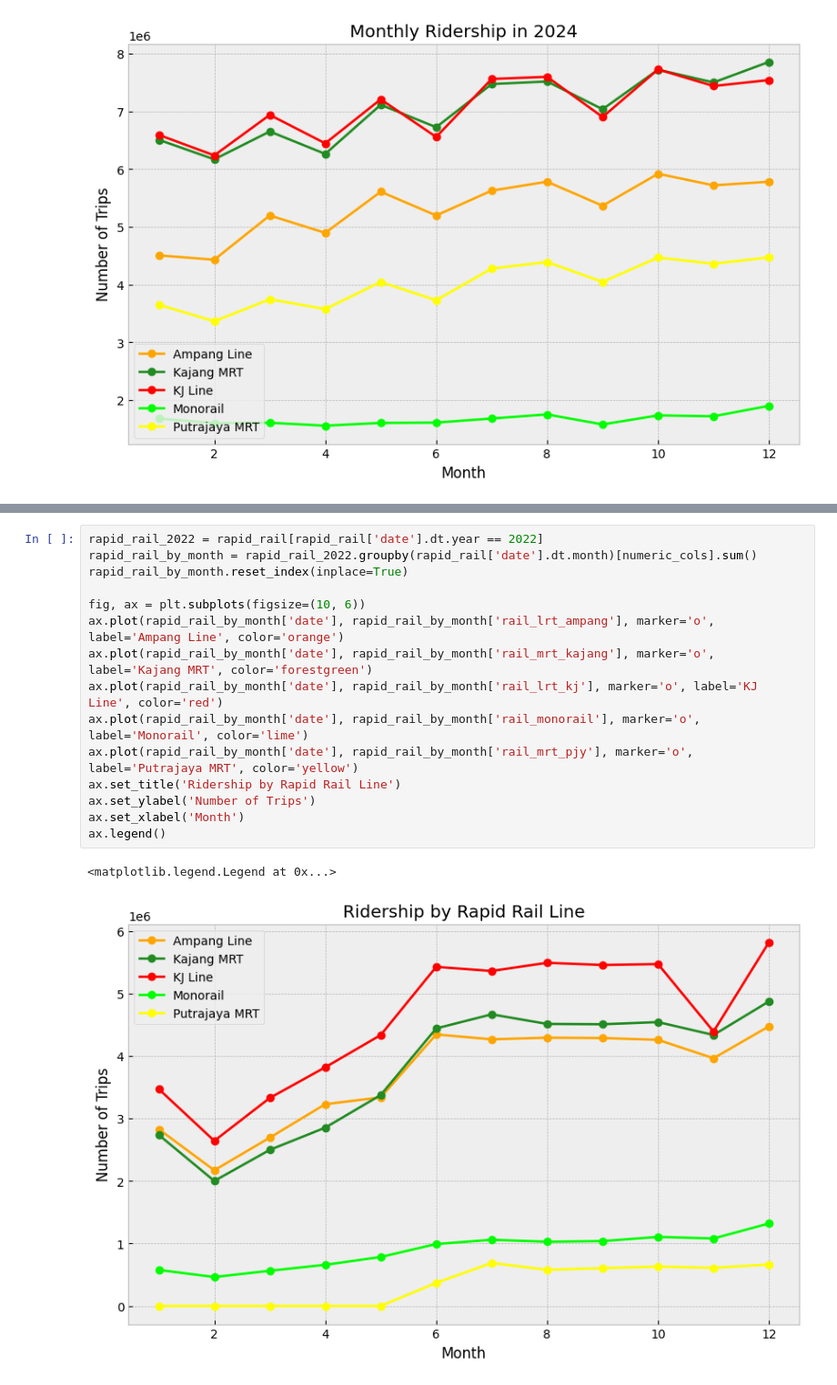
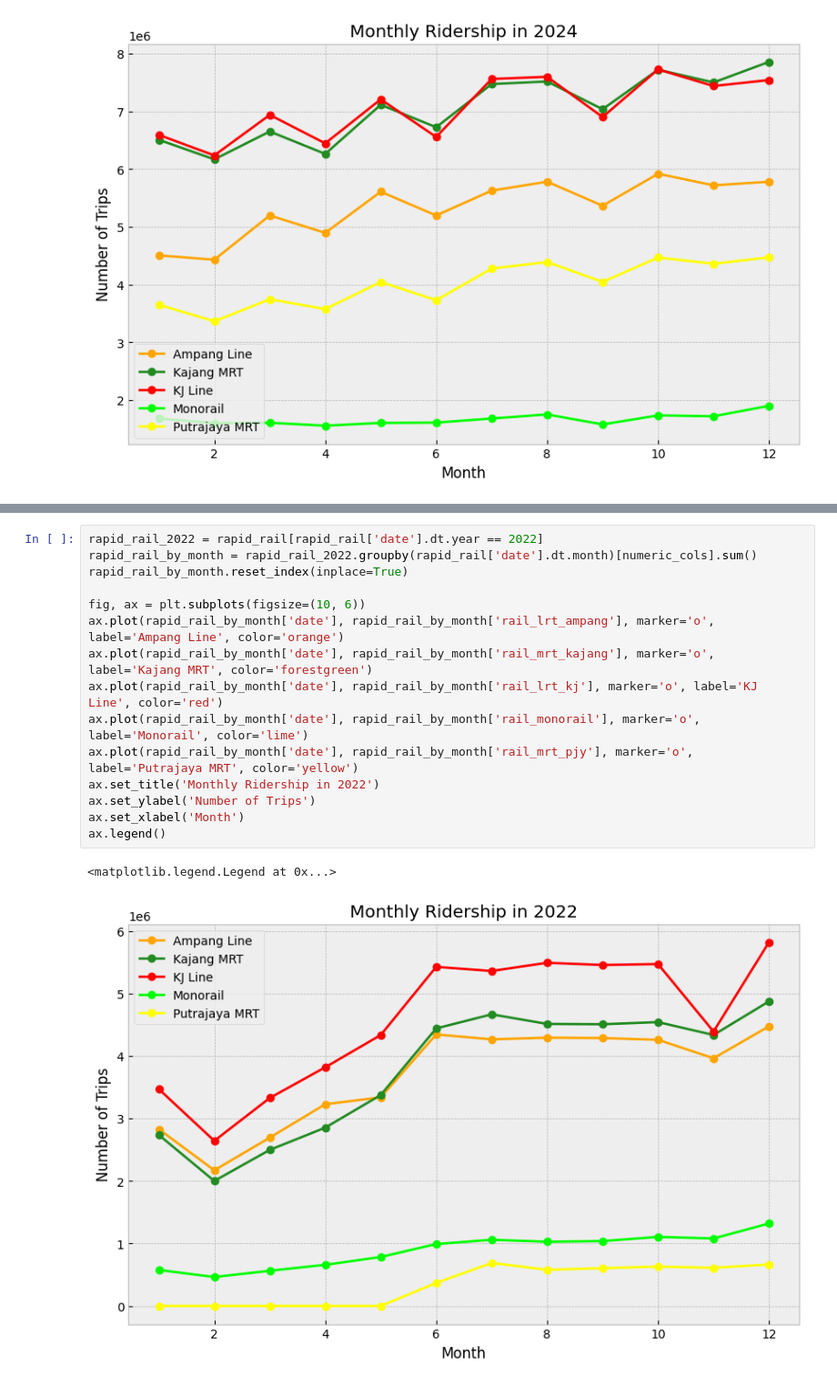
Before and after one commit to ApostropheArif/rapid-rail-ridership-analysis, a Jupyter notebook: Rapid Rail Ridership Analysis.ipynb, the cells around one changed output, grey strips where cells are left out. Shown: that part at 91% size. Drawn from its saved outputs; the diff is of its cells as text.

```diff
--- a/Rapid Rail Ridership Analysis.ipynb
+++ b/Rapid Rail Ridership Analysis.ipynb
@@ -335,18 +320,18 @@ ax.legend()
 # %%
 rapid_rail_2022 = rapid_rail[rapid_rail['date'].dt.year == 2022]
 rapid_rail_by_month = rapid_rail_2022.groupby(rapid_rail['date'].dt.month)[numeric_cols].sum()
 rapid_rail_by_month.reset_index(inplace=True)
 
 fig, ax = plt.subplots(figsize=(10, 6))
 ax.plot(rapid_rail_by_month['date'], rapid_rail_by_month['rail_lrt_ampang'], marker='o', label='Ampang Line', color='orange')
 ax.plot(rapid_rail_by_month['date'], rapid_rail_by_month['rail_mrt_kajang'], marker='o', label='Kajang MRT', color='forestgreen')
 ax.plot(rapid_rail_by_month['date'], rapid_rail_by_month['rail_lrt_kj'], marker='o', label='KJ Line', color='red')
 ax.plot(rapid_rail_by_month['date'], rapid_rail_by_month['rail_monorail'], marker='o', label='Monorail', color='lime')
 ax.plot(rapid_rail_by_month['date'], rapid_rail_by_month['rail_mrt_pjy'], marker='o', label='Putrajaya MRT', color='yellow')
-ax.set_title('Ridership by Rapid Rail Line')
+ax.set_title('Monthly Ridership in 2022')
 ax.set_ylabel('Number of Trips')
 ax.set_xlabel('Month')
 ax.legend()
 # %% [output]
 <matplotlib.legend.Legend at 0x...>
-[figure, old version]
+[figure, new version]
```
Also changed, not shown: parts of 10 cells of this notebook.
